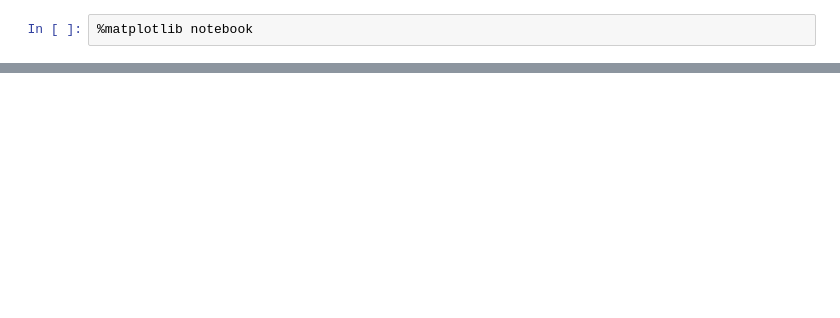
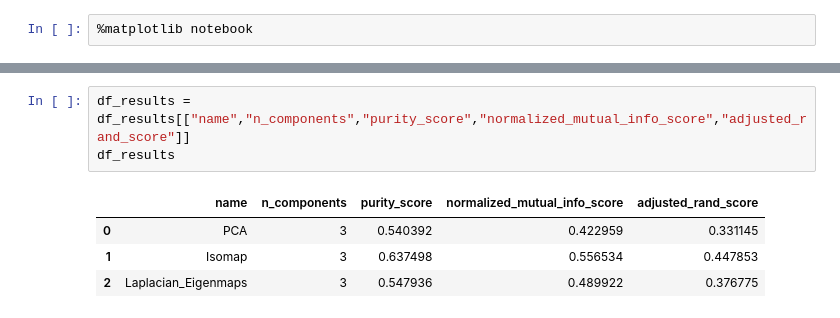
Before and after one commit to bacelii/graph_tools, a Jupyter notebook: Applications/Machine_Learning/Homework_3_Non_linear_embeddings/Celii_Hmwk_3_Non_Linear_Embedding.ipynb, the cells around one changed output, grey strips where cells are left out. Drawn from its saved outputs; the diff is of its cells as text; blank space fills up the shorter version.

```diff
--- a/Applications/Machine_Learning/Homework_3_Non_linear_embeddings/Celii_Hmwk_3_Non_Linear_Embedding.ipynb
+++ b/Applications/Machine_Learning/Homework_3_Non_linear_embeddings/Celii_Hmwk_3_Non_Linear_Embedding.ipynb
@@ -194,0 +366,8 @@ plot_3D_projection(X_proj,y_tr,figsize=(12,12))
+# %%
+df_results = df_results[["name","n_components","purity_score","normalized_mutual_info_score","adjusted_rand_score"]]
+df_results
+# %% [output]
+|  | name | n_components | purity_score | normalized_mutual_info_score | adjusted_rand_score |
+| 0 | PCA | 3 | 0.540392 | 0.422959 | 0.331145 |
+| 1 | Isomap | 3 | 0.637498 | 0.556534 | 0.447853 |
+| 2 | Laplacian_Eigenmaps | 3 | 0.547936 | 0.489922 | 0.376775 |
```
Also changed, not shown: parts of 38 cells of this notebook, 2 other files.
